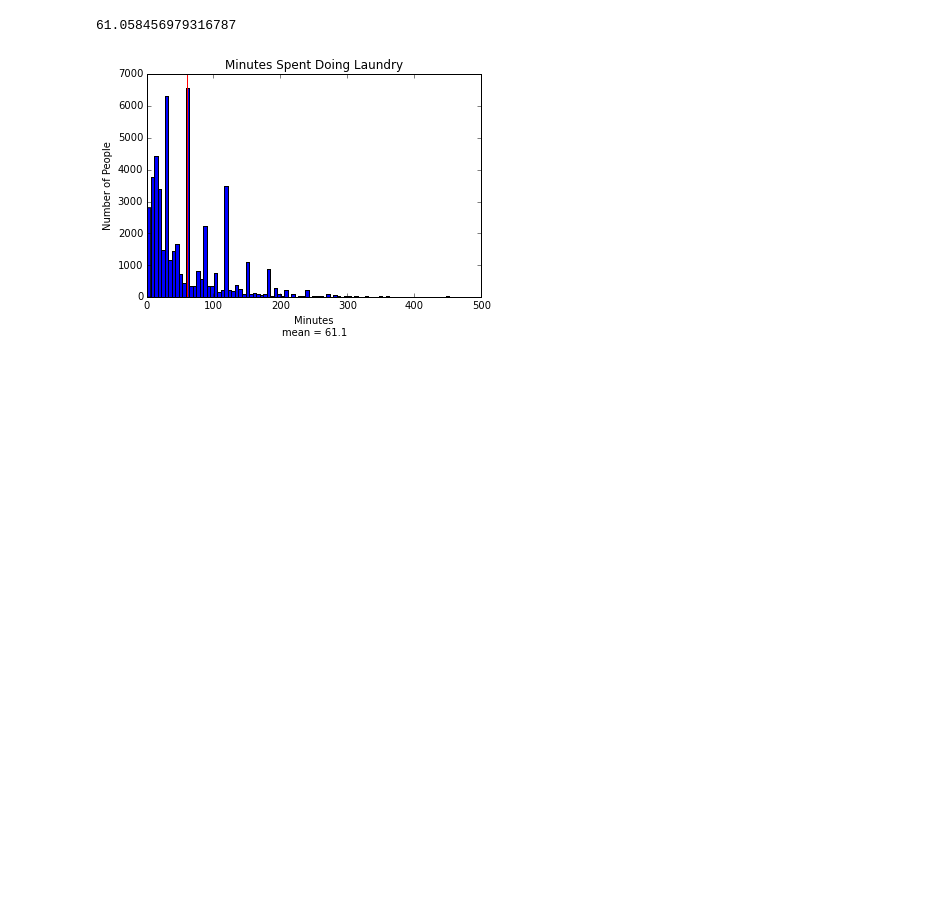
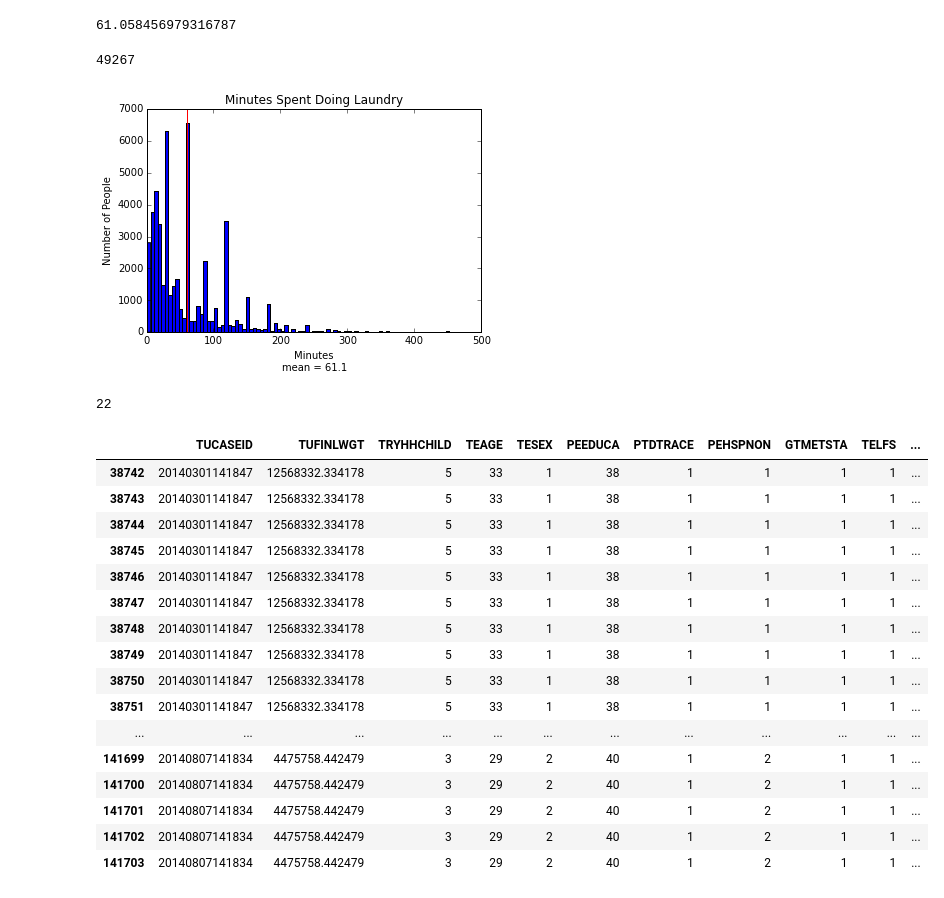
Before and after one commit to ahartz1/atus-analysis, a Jupyter notebook: atus-analysis.ipynb, the cells around one changed output. Drawn from its saved outputs; the diff is of its cells as text; code cells hidden in the pictures; blank space fills up the shorter version.

```diff
--- a/atus-analysis.ipynb
+++ b/atus-analysis.ipynb
@@ -104,6 +105,7 @@ laundry_mean[0]
 # %% [output]
 61.058456979316787
 # %%
+print(len(merged[merged.t020102 > 0]['t020102']))
 merged[merged.t020102 > 0]['t020102'].plot(kind='hist', bins=90, title='Minutes Spent Doing Laundry')
 plt.xlabel('Minutes\nmean = {:.1f}'.format(laundry_mean[0]))
 plt.ylabel('Number of People')
@@ -111,4 +113,30 @@ ymin, ymax = plt.ylim()
 plt.vlines(laundry_mean, 0, ymax, color='red')
 plt.show()
 # %% [output]
+49267
 [figure]
+# %%
+# Number of people who watched motorsports
+len(merged[merged.t130226 > 0]['t130226'])
+# %% [output]
+22
+# %%
+merged[merged.t130226 > 0]
+# %% [output]
+|  | TUCASEID | TUFINLWGT | TRYHHCHILD | TEAGE | TESEX | PEEDUCA | PTDTRACE | PEHSPNON | GTMETSTA | TELFS | ... |
+| 38742 | 20140301141847 | 12568332.334178 | 5 | 33 | 1 | 38 | 1 | 1 | 1 | 1 | ... |
+| 38743 | 20140301141847 | 12568332.334178 | 5 | 33 | 1 | 38 | 1 | 1 | 1 | 1 | ... |
+| 38744 | 20140301141847 | 12568332.334178 | 5 | 33 | 1 | 38 | 1 | 1 | 1 | 1 | ... |
+| 38745 | 20140301141847 | 12568332.334178 | 5 | 33 | 1 | 38 | 1 | 1 | 1 | 1 | ... |
+| 38746 | 20140301141847 | 12568332.334178 | 5 | 33 | 1 | 38 | 1 | 1 | 1 | 1 | ... |
+| 38747 | 20140301141847 | 12568332.334178 | 5 | 33 | 1 | 38 | 1 | 1 | 1 | 1 | ... |
+| 38748 | 20140301141847 | 12568332.334178 | 5 | 33 | 1 | 38 | 1 | 1 | 1 | 1 | ... |
+| 38749 | 20140301141847 | 12568332.334178 | 5 | 33 | 1 | 38 | 1 | 1 | 1 | 1 | ... |
+| 38750 | 20140301141847 | 12568332.334178 | 5 | 33 | 1 | 38 | 1 | 1 | 1 | 1 | ... |
+| 38751 | 20140301141847 | 12568332.334178 | 5 | 33 | 1 | 38 | 1 | 1 | 1 | 1 | ... |
+| ... | ... | ... | ... | ... | ... | ... | ... | ... | ... | ... | ... |
+| 141699 | 20140807141834 | 4475758.442479 | 3 | 29 | 2 | 40 | 1 | 2 | 1 | 1 | ... |
+| 141700 | 20140807141834 | 4475758.442479 | 3 | 29 | 2 | 40 | 1 | 2 | 1 | 1 | ... |
+| 141701 | 20140807141834 | 4475758.442479 | 3 | 29 | 2 | 40 | 1 | 2 | 1 | 1 | ... |
+| 141702 | 20140807141834 | 4475758.442479 | 3 | 29 | 2 | 40 | 1 | 2 | 1 | 1 | ... |
+| 141703 | 20140807141834 | 4475758.442479 | 3 | 29 | 2 | 40 | 1 | 2 | 1 | 1 | ... |
```
Also changed, not shown: parts of 4 cells of this notebook.
